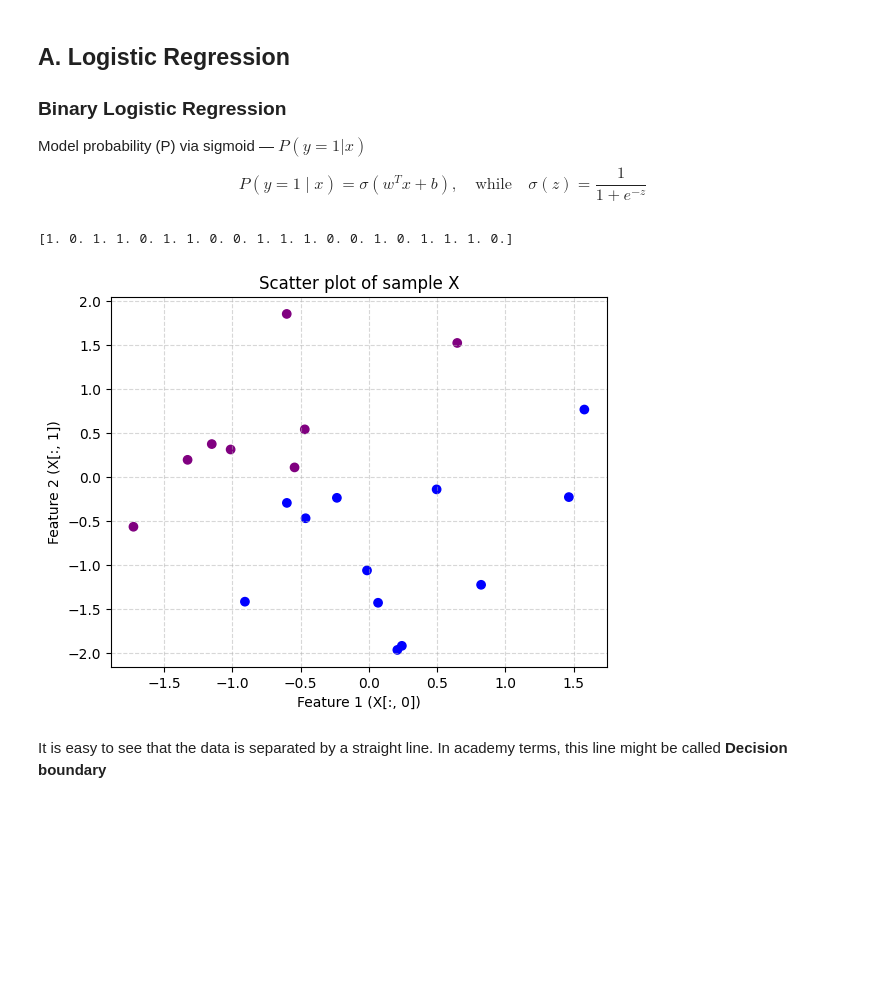
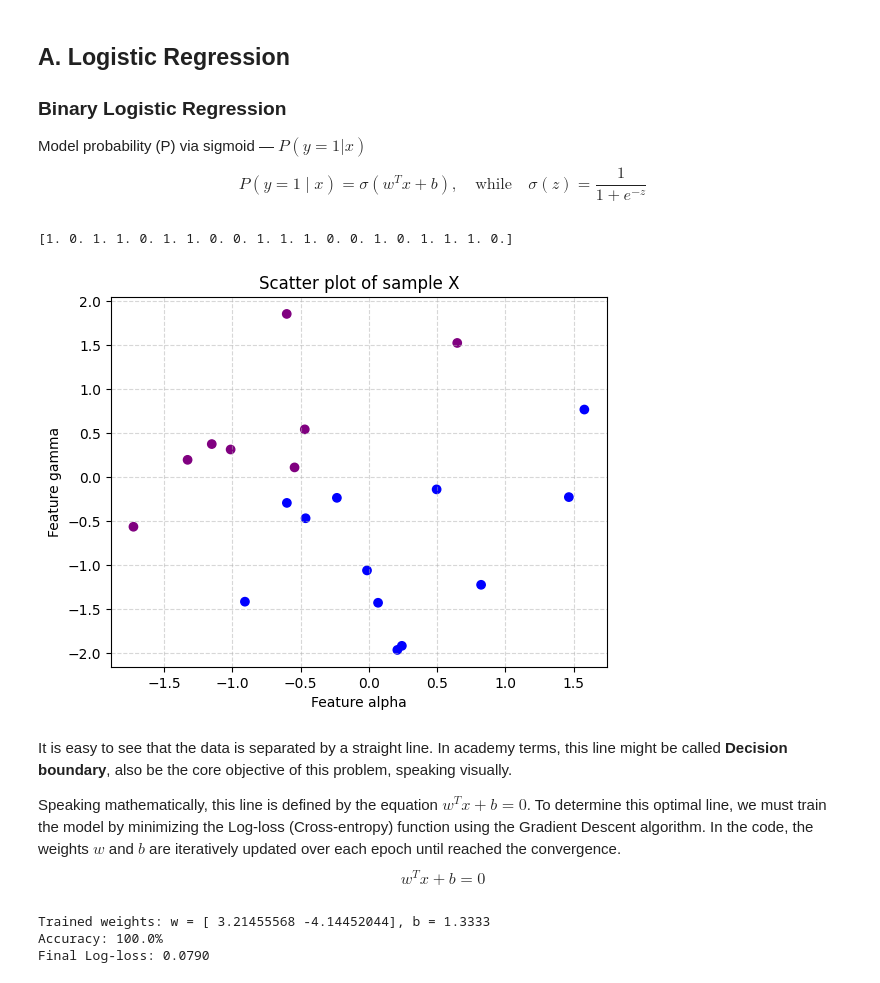
Before and after one commit to vennfungus/basic-ml, a Jupyter notebook: classification.ipynb, the cells around one changed output. Saved outputs shown, nothing was run; the diff lists cells and outputs as text; code cells hidden in the pictures; blank space fills up the shorter version.

Commit message:
add train bi-logistic

```diff
--- a/classification.ipynb
+++ b/classification.ipynb
@@ -18,26 +18,53 @@ $$
 # %%
 # Firstly, randomly create a samples of dots
 np.random.seed(42)
 n = 20
 X = np.random.randn(n, 2)
 
 # Generate labels
 w_true = np.array([1.5, -2.0])
 b_true = 0.5
 logits = X @ w_true + b_true + np.random.randn(n) * 0.5
 y = (logits > 0).astype(float)
 print(y)
 
 # Plotting by plt (label 1 = blue, label 0 = purple)
 colors = np.where(y == 1, 'blue', 'purple')
 plt.scatter(X[:, 0], X[:, 1], c=colors)
 plt.title("Scatter plot of sample X")
-plt.xlabel("Feature 1 (X[:, 0])")
-plt.ylabel("Feature 2 (X[:, 1])")
+plt.xlabel("Feature alpha")
+plt.ylabel("Feature gamma")
 plt.grid(True, linestyle="--", alpha=0.5)
 plt.show()
 # %% [output]
 [1. 0. 1. 1. 0. 1. 1. 0. 0. 1. 1. 1. 0. 0. 1. 0. 1. 1. 1. 0.]
-[figure, old version]
+[figure, new version]
 # %% [markdown]
-It is easy to see that the data is separated by a straight line. In academy terms, this line might be called **Decision boundary**
+It is easy to see that the data is separated by a straight line. In academy terms, this line might be called **Decision boundary**, also be the core objective of this problem, speaking visually.
+
+Speaking mathematically, this line is defined by the equation $w^T x + b = 0$. To determine this optimal line, we must train the model by minimizing the Log-loss (Cross-entropy) function using the Gradient Descent algorithm. In the code, the weights $w$ and $b$ are iteratively updated over each epoch until reached the convergence.
+$$
+w^T x + b = 0
+$$
+# %%
+from src.logistic import sigmoid, compute_loss, _train_bilogistic
+
+# Train the binary logistic regression model
+w, b = _train_bilogistic(X, y, lr=0.1, epochs=1000)
+
+# Predict labels with the trained model
+y_hat = sigmoid(X @ w + b)
+y_pred = (y_hat >= 0.5).astype(float)
+
+# Evaluate the model by accuracy
+accuracy = np.mean(y_pred == y)
+print(f"Trained weights: w = {w}, b = {b:.4f}")
+print(f"Accuracy: {accuracy * 100:.1f}%")
+
+# Compute the final cross-entropy loss
+final_loss = compute_loss(y, y_hat)
+print(f"Final Log-loss: {final_loss:.4f}")
+# %% [output]
+Trained weights: w = [ 3.21455568 -4.14452044], b = 1.3333
+Accuracy: 100.0%
+Final Log-loss: 0.0790
```
Also changed, not shown: parts of 2 cells of this notebook, 1 other file.
